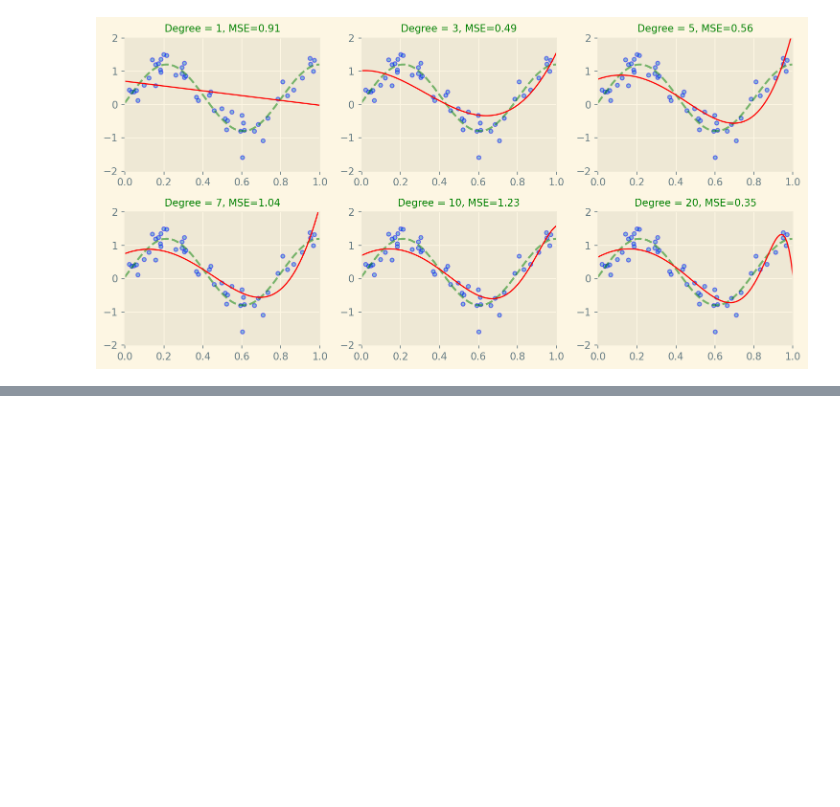
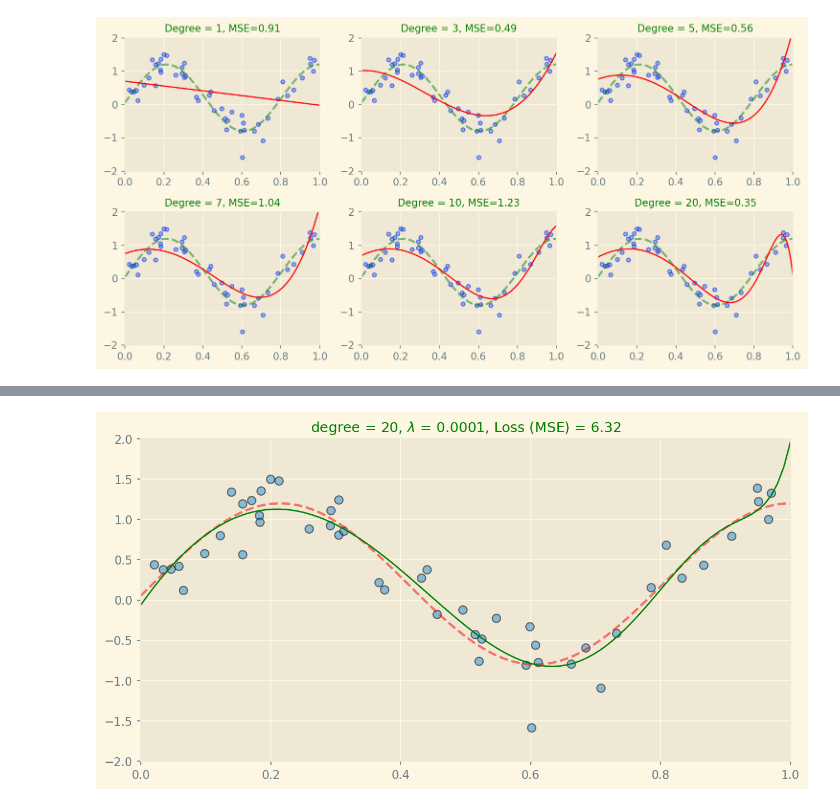
Before and after one commit to codingjustfortest/Logistic-Regression----BiShop-example, a Jupyter notebook: Overfitting-Regularization.ipynb, the cells around one changed output, grey strips where cells are left out. Saved outputs shown, nothing was run; the diff lists cells and outputs as text; code cells hidden in the pictures; blank space fills up the shorter version.

```diff
--- a/Overfitting-Regularization.ipynb
+++ b/Overfitting-Regularization.ipynb
@@ -145,0 +170,21 @@ plt.show()
+# %%
+d = 20
+lmbda = 1e-4 #0.0001
+
+# fit
+model = fit_poly_L2_reg(degree=d, lmbda=lmbda)
+scores = cross_val_score(model, x[:, None], y, scoring="neg_mean_squared_error", cv=10)
+
+# plot
+fig, ax = plt.subplots(1)
+
+x_test = np.linspace(0, 1, 100)
+ax.plot(x_test, f(x_test), 'r--', label="Target", alpha=0.5)
+ax.scatter(x, y, s=50, edgecolor='k', alpha=0.5, label="Samples")
+ax.plot(x_test, model.predict(x_test[:, None]), 'g', lw=1.2, label="Predicted")
+ax.set_xlim((0, 1))
+ax.set_ylim((-2, 2))
+ax.set_title("degree = %d, $\lambda$ = %s, Loss (MSE) = %.2f" % (d, lmbda, -scores.mean()), fontsize=12, color="green")
+plt.show()
+# %% [output]
+[figure, added]
```
Also changed, not shown: parts of 3 cells of this notebook.
